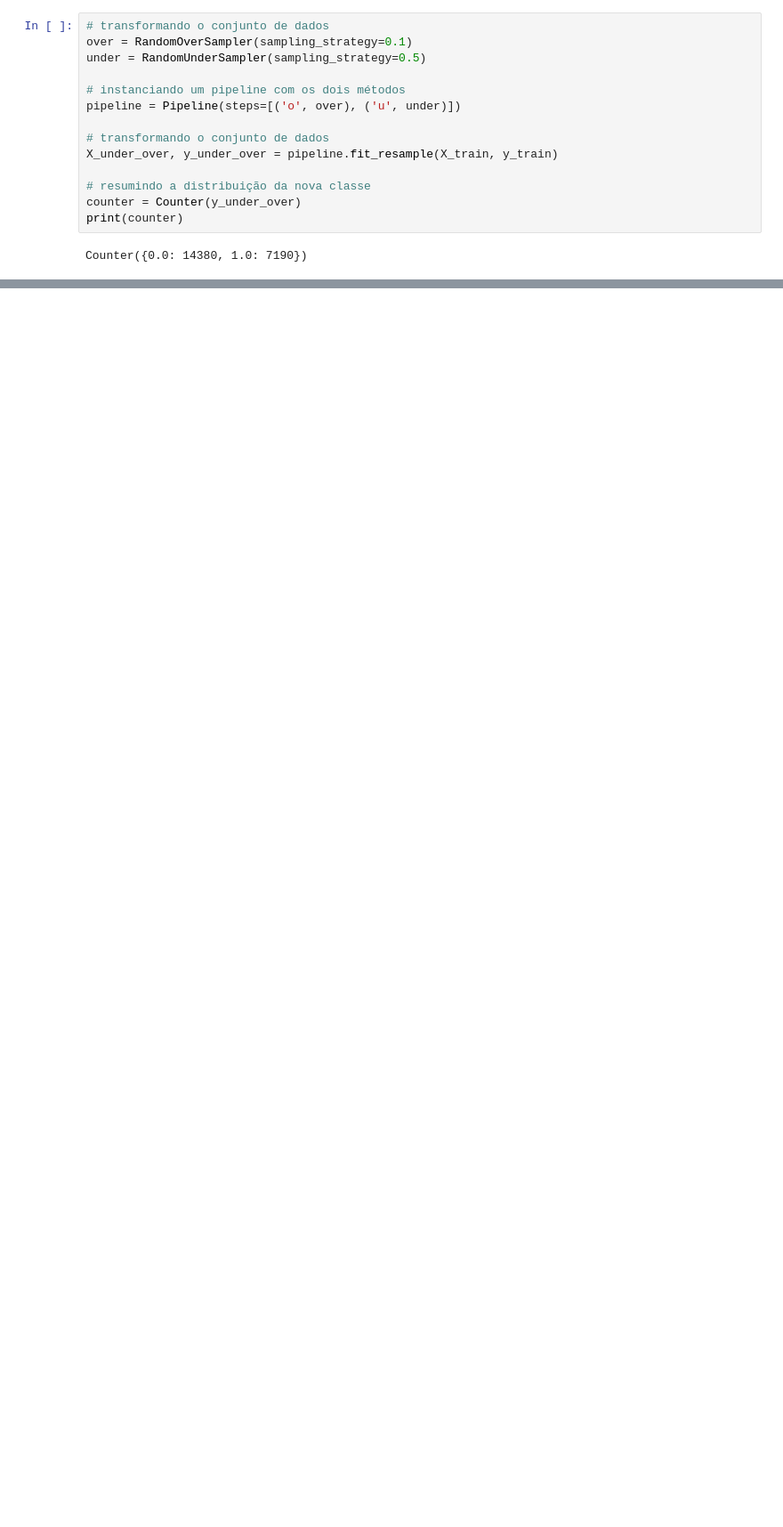
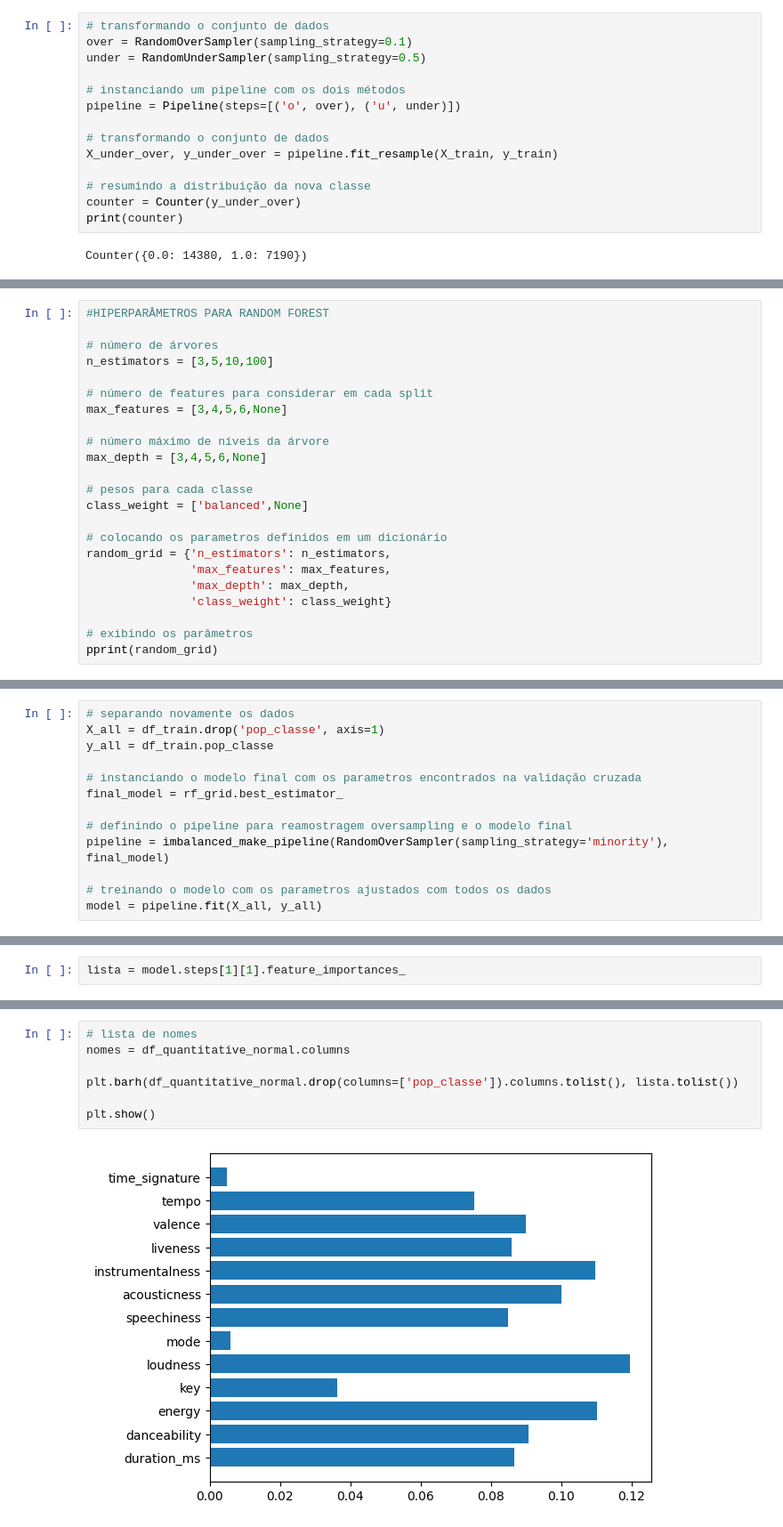
Before and after one commit to Leonardopedroti/Introduction_ML, a Jupyter notebook: Introduction_Machine_Learning.ipynb, the cells around one changed output, grey strips where cells are left out. Shown at 89% size. Cells and saved outputs as stored; diff of their text form; blank space fills up the shorter version.

```diff
--- a/Introduction_Machine_Learning.ipynb
+++ b/Introduction_Machine_Learning.ipynb
@@ -525,0 +541,23 @@ f1:        0.5150214592274679
+# %%
+#HIPERPARÂMETROS PARA RANDOM FOREST
+
+# número de árvores
+n_estimators = [3,5,10,100]
+
+# número de features para considerar em cada split
+max_features = [3,4,5,6,None]
+
+# número máximo de níveis da árvore
+max_depth = [3,4,5,6,None]
+
+# pesos para cada classe
+class_weight = ['balanced',None]
+
+# colocando os parametros definidos em um dicionário
+random_grid = {'n_estimators': n_estimators,
+               'max_features': max_features,
+               'max_depth': max_depth,
+               'class_weight': class_weight}
+
+# exibindo os parâmetros
+pprint(random_grid)
@@ -525,0 +720,13 @@ f1:        0.5150214592274679
+# %%
+# separando novamente os dados
+X_all = df_train.drop('pop_classe', axis=1)
+y_all = df_train.pop_classe
+
+# instanciando o modelo final com os parametros encontrados na validação cruzada
+final_model = rf_grid.best_estimator_
+
+# definindo o pipeline para reamostragem oversampling e o modelo final
+pipeline = imbalanced_make_pipeline(RandomOverSampler(sampling_strategy='minority'), final_model)
+
+# treinando o modelo com os parametros ajustados com todos os dados
+model = pipeline.fit(X_all, y_all)
@@ -525,0 +738,2 @@ f1:        0.5150214592274679
+# %%
+lista = model.steps[1][1].feature_importances_
@@ -525,0 +744,9 @@ f1:        0.5150214592274679
+# %%
+# lista de nomes
+nomes = df_quantitative_normal.columns
+
+plt.barh(df_quantitative_normal.drop(columns=['pop_classe']).columns.tolist(), lista.tolist())
+
+plt.show()
+# %% [output]
+[figure, added]
```
Also changed, not shown: parts of 17 cells of this notebook.
